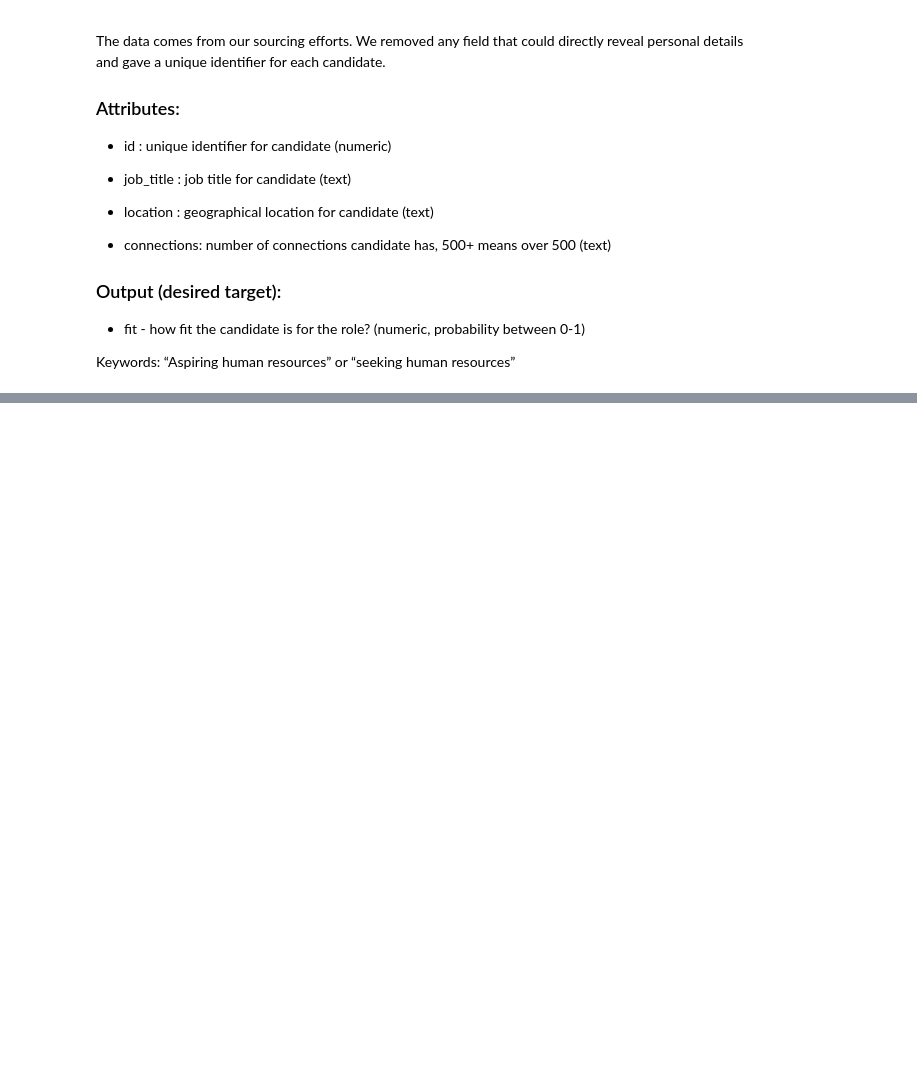
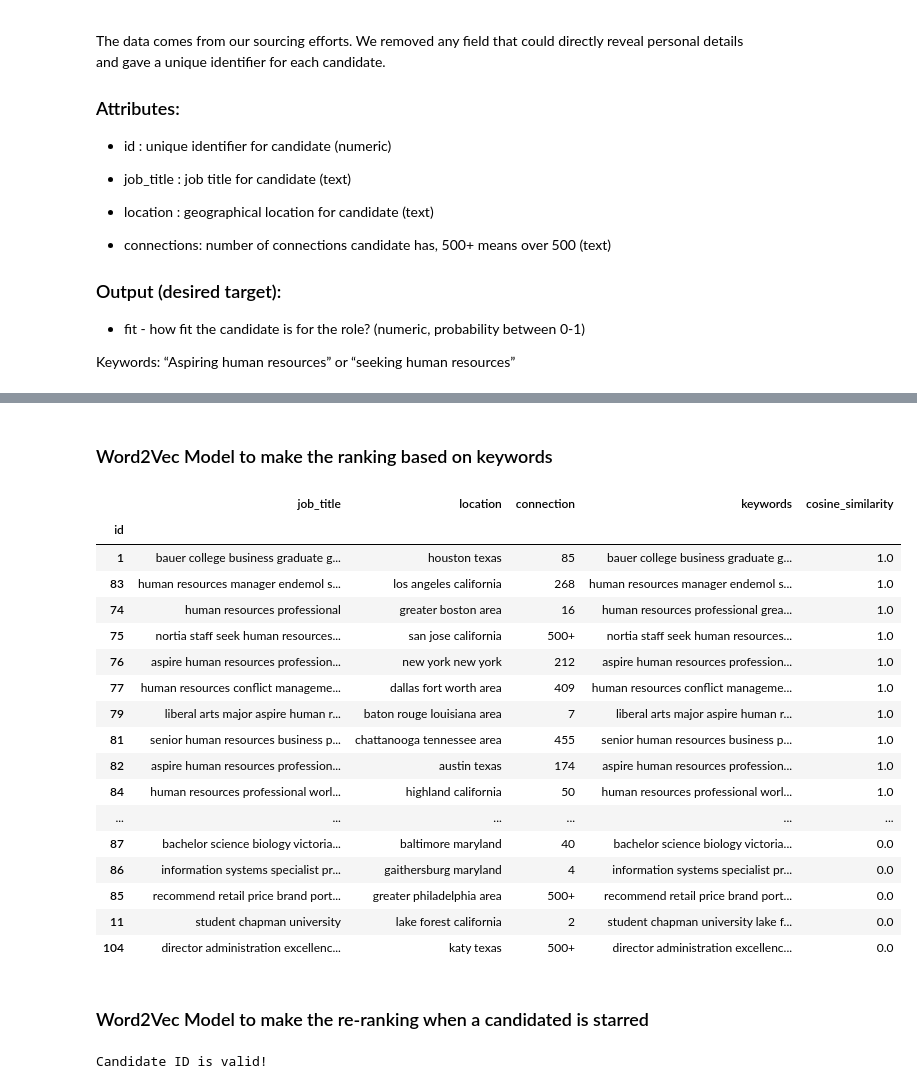
Before and after one commit to NNtorvas/PotentialTalents, a Jupyter notebook: potential_talents_notebook.ipynb, the cells around one changed output, grey strips where cells are left out. Cells and saved outputs as stored; diff of their text form; code cells hidden in the pictures; blank space fills up the shorter version.

```diff
--- a/potential_talents_notebook.ipynb
+++ b/potential_talents_notebook.ipynb
@@ -30,0 +117,6 @@ Keywords: “Aspiring human resources” or “seeking human resources”
+# %%
+# we will drop the duplicate values
+data = data.set_index('id')
+data.drop_duplicates(inplace=True)
+print(f'Number of duplicates: {data.duplicated().sum()}')
+data.info()
@@ -30,0 +180,9 @@ Keywords: “Aspiring human resources” or “seeking human resources”
+# %%
+# we will replace tha acronyms manually also
+data.replace({'job_title' : {'magna cum laude' : 'with great distinction', 'chro' : 'chief human resources officer', 'svp' : 'senior vice president'
+        ,'gphr' : 'global professional in human resources', 'hris' : 'human resources information system'
+        , 'csr' : 'corporate social responsibility', 'sphr' : 'strategic and policy-making certification'
+        , 'hr' : 'human resources', 'rrp' : 'recommended retail prices'}}, regex=True, inplace=True)
+
+data['job_title'] = data['job_title'].apply(clean_text)
+data.head()
@@ -30,0 +239,6 @@ Keywords: “Aspiring human resources” or “seeking human resources”
+# %%
+# replace manually also some problem values in location
+data.replace({'location' : {'Amerika Birleşik Devletleri' : 'United States of America', 'Houston, Texas Area' : 'Houston, Texas', 'Austin, Texas Area' : 'Austin, Texas',
+                            'Kanada' : 'Canada', 'Kokomo, Indiana Area' : 'Kokomo, Indiana', 'Türkiye' : 'Turkey'}}, regex=True, inplace=True)
+data['location'] = data['location'].apply(clean_text)
+data.head()
@@ -30,0 +275,3 @@ Keywords: “Aspiring human resources” or “seeking human resources”
+# %%
+data['keywords'] = (data['job_title'] + ' ' + data['location'])
+data.head()
@@ -30,0 +286,2 @@ Keywords: “Aspiring human resources” or “seeking human resources”
+# %% [markdown]
+### Word2Vec Model to make the ranking based on keywords
@@ -30,0 +330,37 @@ Keywords: “Aspiring human resources” or “seeking human resources”
+# %%
+feature = 'keywords'
+keywords = ['seeking', 'human', 'resources']
+
+d_w2v = data.copy()
+d_w2v = word2vector(feature, keywords, d_w2v)
+d_w2v
+# %% [output]
+|  | job_title | location | connection | keywords | cosine_similarity |
+| id |  |  |  |  |  |
+| 1 | bauer college business graduate g... | houston texas | 85 | bauer college business graduate g... | 1.0 |
+| 83 | human resources manager endemol s... | los angeles california | 268 | human resources manager endemol s... | 1.0 |
+| 74 | human resources professional | greater boston area | 16 | human resources professional grea... | 1.0 |
+| 75 | nortia staff seek human resources... | san jose california | 500+ | nortia staff seek human resources... | 1.0 |
+| 76 | aspire human resources profession... | new york new york | 212 | aspire human resources profession... | 1.0 |
+| 77 | human resources conflict manageme... | dallas fort worth area | 409 | human resources conflict manageme... | 1.0 |
+| 79 | liberal arts major aspire human r... | baton rouge louisiana area | 7 | liberal arts major aspire human r... | 1.0 |
+| 81 | senior human resources business p... | chattanooga tennessee area | 455 | senior human resources business p... | 1.0 |
+| 82 | aspire human resources profession... | austin texas | 174 | aspire human resources profession... | 1.0 |
+| 84 | human resources professional worl... | highland california | 50 | human resources professional worl... | 1.0 |
+| ... | ... | ... | ... | ... | ... |
+| 87 | bachelor science biology victoria... | baltimore maryland | 40 | bachelor science biology victoria... | 0.0 |
+| 86 | information systems specialist pr... | gaithersburg maryland | 4 | information systems specialist pr... | 0.0 |
+| 85 | recommend retail price brand port... | greater philadelphia area | 500+ | recommend retail price brand port... | 0.0 |
+| 11 | student chapman university | lake forest california | 2 | student chapman university lake f... | 0.0 |
+| 104 | director administration excellenc... | katy texas | 500+ | director administration excellenc... | 0.0 |
+# %% [markdown]
+### Word2Vec Model to make the re-ranking when a candidated is starred
+# %%
+candidate_id = 1
+if candidate_id not in data.index:
+    print('Candidate ID NOT valid!')
+
+else:
+    print('Candidate ID is valid!')
+# %% [output]
+Candidate ID is valid!
```
Also changed, not shown: parts of 22 cells of this notebook.
